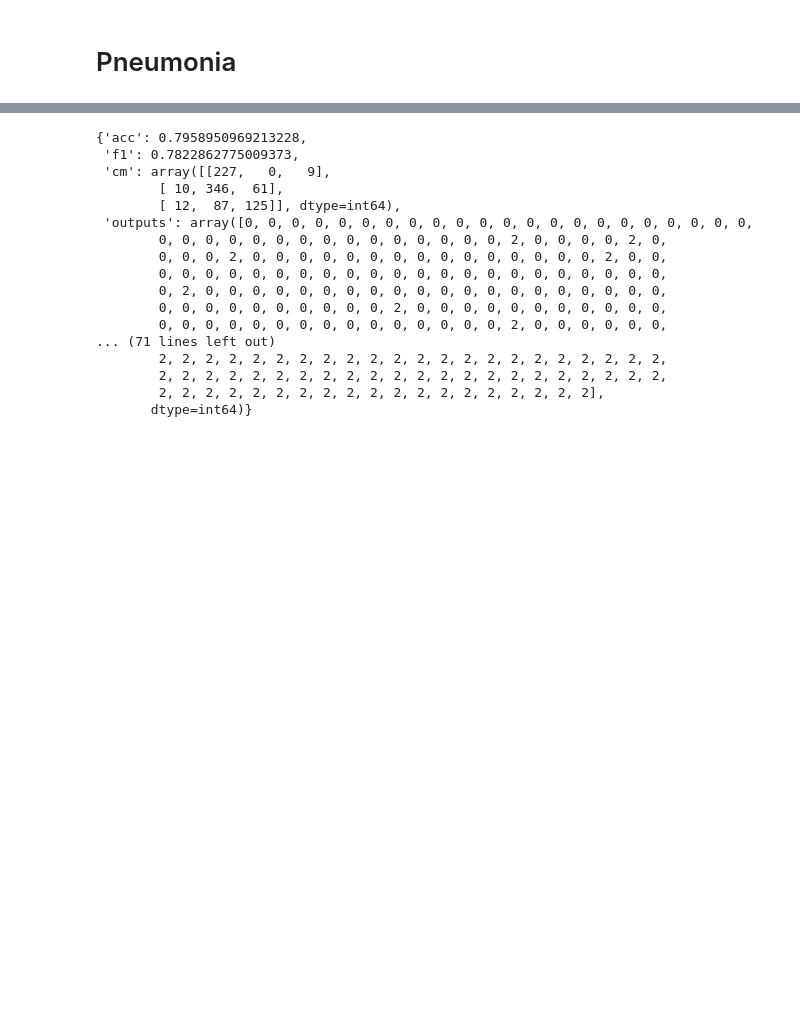
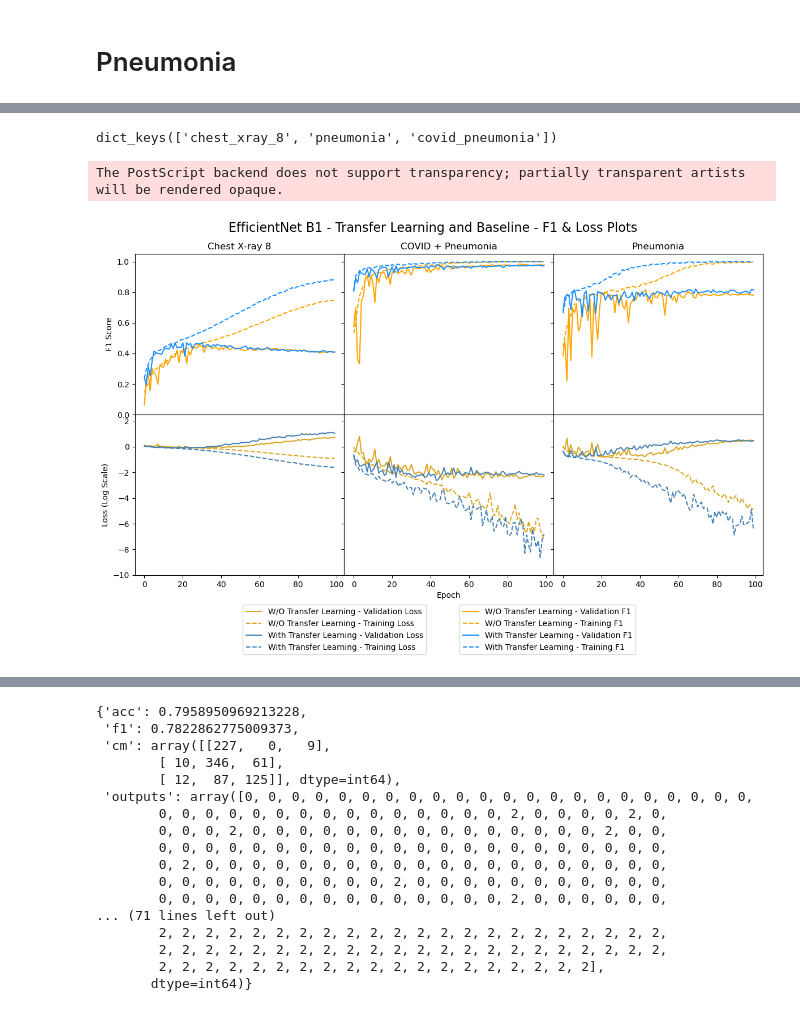
Before and after one commit to rohanchopra/Chest-X-Ray-Classification, a Jupyter notebook: notebooks/xray8/Multilabel Plot.ipynb, the cells around one changed output, grey strips where cells are left out. Drawn from its saved outputs; the diff is of its cells as text; code cells hidden in the pictures; blank space fills up the shorter version.

```diff
--- a/notebooks/xray8/Multilabel Plot.ipynb
+++ b/notebooks/xray8/Multilabel Plot.ipynb
@@ -251,0 +257,2 @@ fig.tight_layout()
+# %%
+tl_model_params[dataset_name] = get_metrics_tl("efficient_net_b1", dataset_name, num_epochs, batch_size, lr_start, lr_end)
@@ -251,0 +265,11 @@ fig.tight_layout()
+# %%
+colors_acc = {'efficient_net_b1': 'orange', 'efficient_net_b1_tl': 'dodgerblue'}
+colors_loss = {'efficient_net_b1': 'goldenrod', 'efficient_net_b1_tl': 'steelblue'}
+# %%
+model_names = {'efficient_net_b1': "W/O Transfer Learning",
+               'efficient_net_b1_tl': "With Transfer Learning"}
+dataset_names = {'chest_xray_8': "Chest X-ray 8",
+               'covid_pneumonia': "COVID + Pneumonia",
+               'pneumonia': "Pneumonia"}
+# %%
+model_name = ["efficient_net_b1", "efficient_net_b1_tl"]
@@ -251,0 +280,64 @@ fig.tight_layout()
+# %%
+model_params.keys()
+# %% [output]
+dict_keys(['chest_xray_8', 'pneumonia', 'covid_pneumonia'])
+# %%
+fig = plt.figure(figsize=(12, 8))
+gs = fig.add_gridspec(2, 3, hspace=0, wspace=0)
+ax1, ax2 = gs.subplots(sharex='col', sharey='row')
+
+fig.suptitle(f'EfficientNet B1 - Transfer Learning and Baseline - F1 & Loss Plots', fontsize=16)
+epochs = [i for i in range(int(num_epochs))]
+color = 'black'
+for i, (curr_dataset, curr_dataset_name) in enumerate(dataset_names.items()):
+
+    ax1[i].set_title(f'{curr_dataset_name}')
+
+
+    # Plot F1
+    for model in model_name:
+        ax1[i].plot(epochs,
+                 [f1_score(true, pred, average='macro') for true, pred in zip(tl_model_params[curr_dataset]['val_true'][model], tl_model_params[curr_dataset]['val_pred'][model])],
+                 label=f'{model_names[model]} - Validation F1',
+                 color=colors_acc[model])
+        ax1[i].plot(epochs,
+                 [f1_score(true, pred, average='macro') for true, pred in zip(tl_model_params[curr_dataset]['train_true'][model], tl_model_params[curr_dataset]['train_pred'][model])],
+                 label=f'{model_names[model]} - Training F1',
+                 color=colors_acc[model], linestyle='--')
+
+    ax1[i].tick_params(axis='y', labelcolor=color)
+    ax1[i].set_ylim([0, 1.05])
+
+
+    for model in model_name:
+        ax2[i].plot(epochs,
+                 np.log(tl_model_params[curr_dataset]['val_loss'][model]),
+                 label=f'{model_names[model]} - Validation Loss',
+                 color=colors_loss[model])
+        ax2[i].plot(epochs,
+                 np.log(tl_model_params[curr_dataset]['train_loss'][model]),
+                 label=f'{model_names[model]} - Training Loss',
+                 color=colors_loss[model], linestyle='--')
+
+    ax2[i].set_ylim([-10, 2.5])
+    ax2[i].tick_params(axis='y', labelcolor=color)
+
+
+
+ax1[1].legend(bbox_to_anchor=(1., -2.1, 0.41, 0.94))
+ax2[1].legend(bbox_to_anchor=(0., -1.1, 0.41, 0.94))
+
+
+ax1[0].set_ylabel('F1 Score')
+ax2[1].set_xlabel('Epoch')
+ax2[0].set_ylabel('Loss (Log Scale)', color=color)
+
+fig.tight_layout()
+#fig.savefig("f1_loss_separate.png", format="png", dpi=600, bbox_inches="tight")
+fig.savefig("transfer_learning.eps", format="eps", dpi=1200, bbox_inches="tight", transparent=True)
+#fig.savefig("f1_loss_separate.pdf", format="pdf", dpi=1200, bbox_inches="tight", transparent=True)
+
+#fig.legend(bbox_to_anchor=(0., -1., 0.41, 0.94))
+# %% [output]
+The PostScript backend does not support transparency; partially transparent artists will be rendered opaque.
+[figure, added]
```
Also changed, not shown: parts of 49 cells of this notebook.
